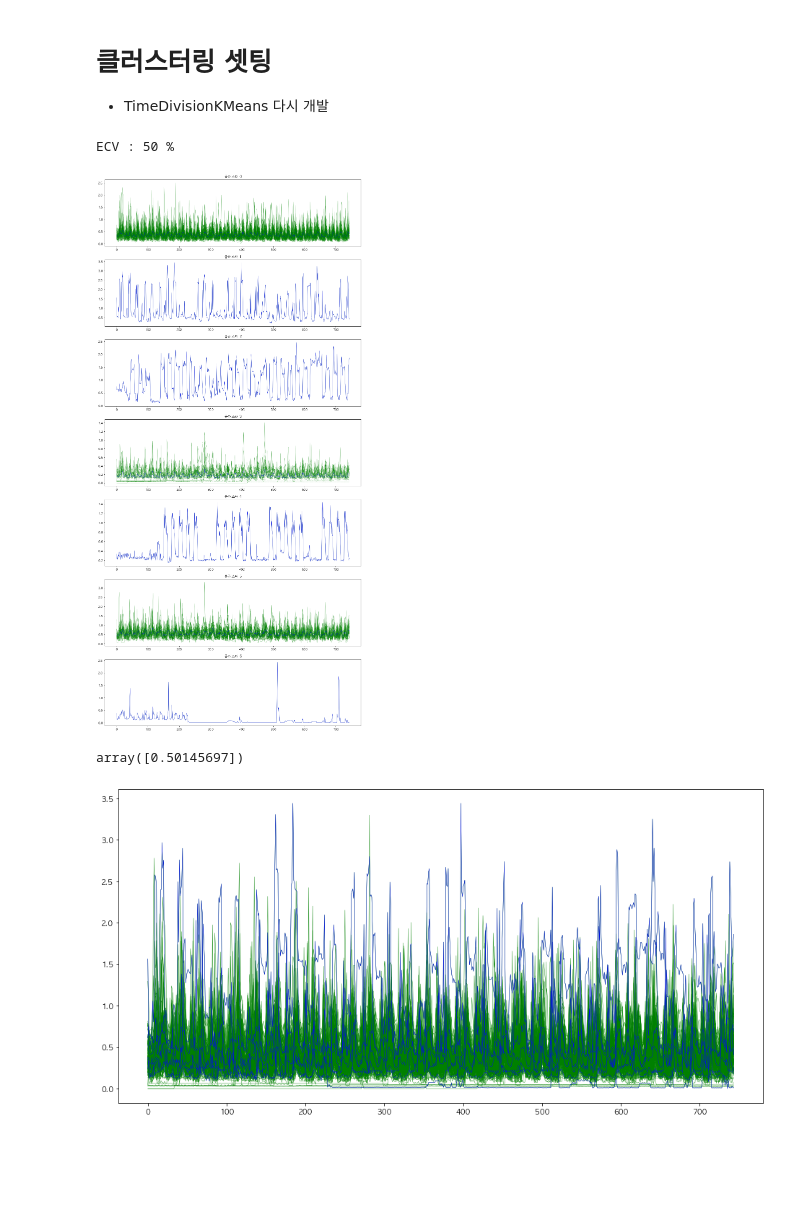
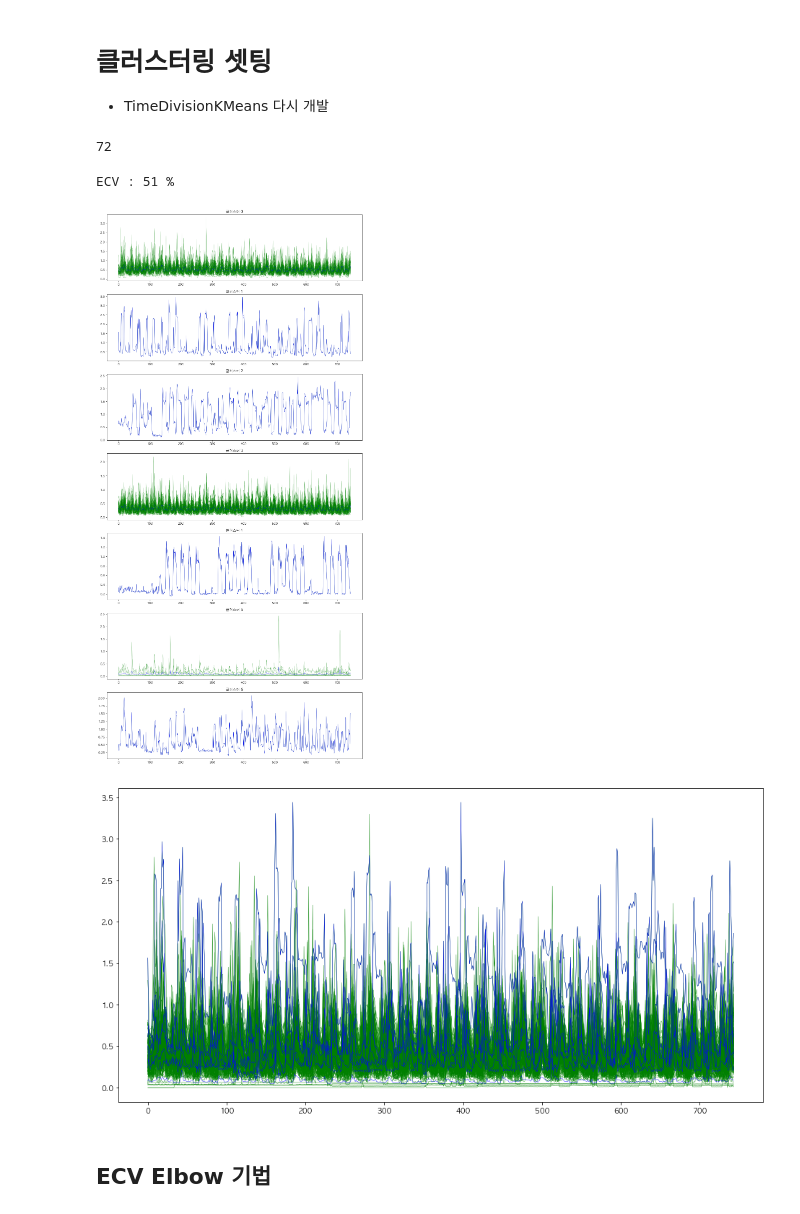
Before and after one commit to formegusto/distribution-public-fee, a Jupyter notebook: pt3.그룹별 (Pattern Based) 가격분배.ipynb, the cells around one changed output. Drawn from its saved outputs; the diff is of its cells as text; code cells hidden in the pictures; blank space fills up the shorter version.

Commit message:
pt3. update KMeans++ init

```diff
--- a/pt3.그룹별 (Pattern Based) 가격분배.ipynb
+++ b/pt3.그룹별 (Pattern Based) 가격분배.ipynb
@@ -104,20 +101,25 @@ m_60_1.head()
 # %% [markdown]
 # 클러스터링 셋팅
 - TimeDivisionKMeans 다시 개발
+# %%
+from sklearn.metrics.pairwise import euclidean_distances as euc
+
+datas = m_60_1.T.values
+
+mean_pat = np.expand_dims(datas.mean(axis=0), axis=0)
+euc(mean_pat, datas).argmin()
+# %% [output]
+72
 # %%
 from src.TimeDivisionKMeans import TimeDivisionKMeans
 
 tdKMeans = TimeDivisionKMeans(datas=m_60_1.T.values)
 # %%
-tdKMeans.fit()
+tdKMeans.fit(mean_init=True)
 tdKMeans.draw_plot(col_size=1)
 # %% [output]
-ECV : 50 %
+ECV : 51 %
-[figure, old version]
+[figure, new version]
-# %%
-tdKMeans.ecv_memory
-# %% [output]
-array([0.50145697])
 # %%
 plt.figure(figsize=(16,8))
 
@@ -126,4 +128,6 @@ plt.plot(tdKMeans.clusters_.T, color='b', linewidth=0.4)
 
 plt.show()
 # %% [output]
-[figure, old version]
+[figure, new version]
+# %% [markdown]
+## ECV Elbow 기법
```
Also changed, not shown: parts of 3 cells of this notebook, 1 other file.
